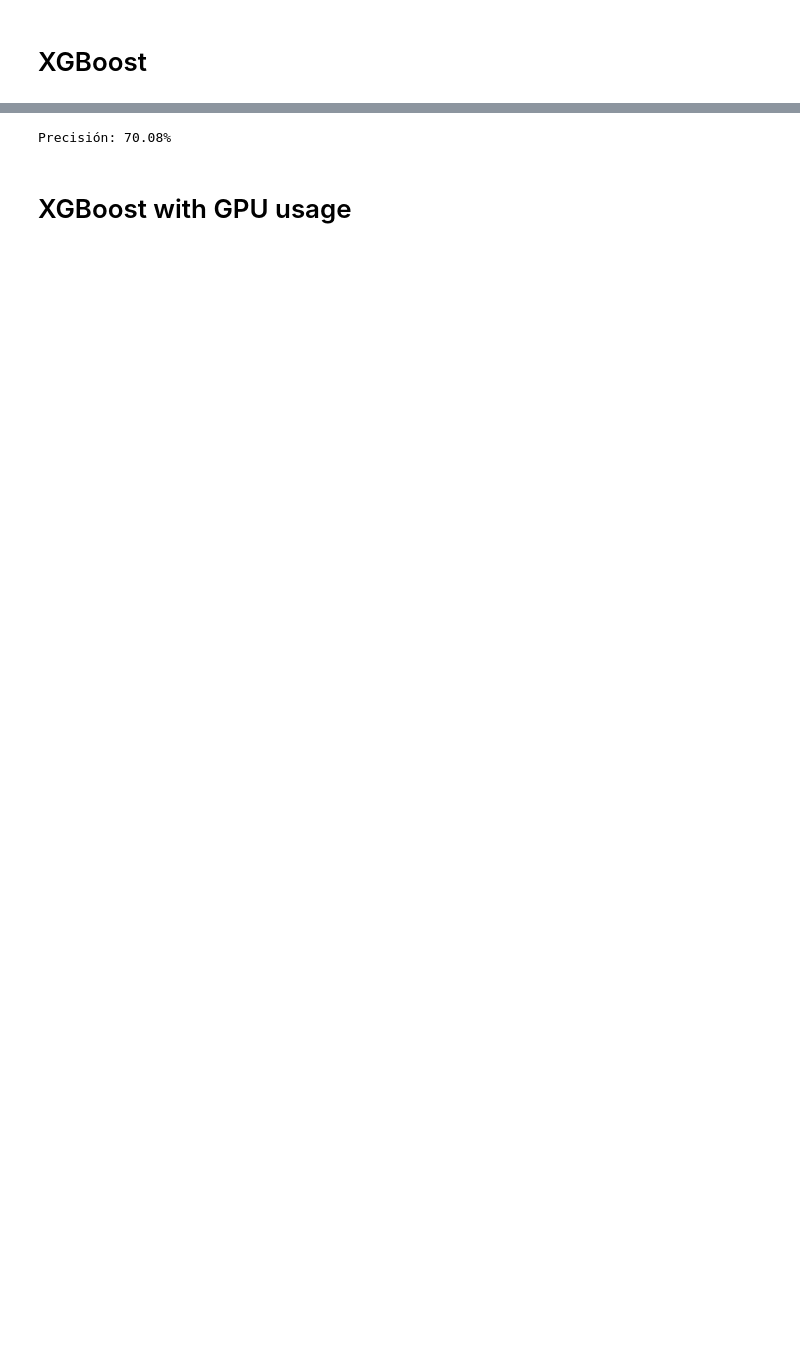
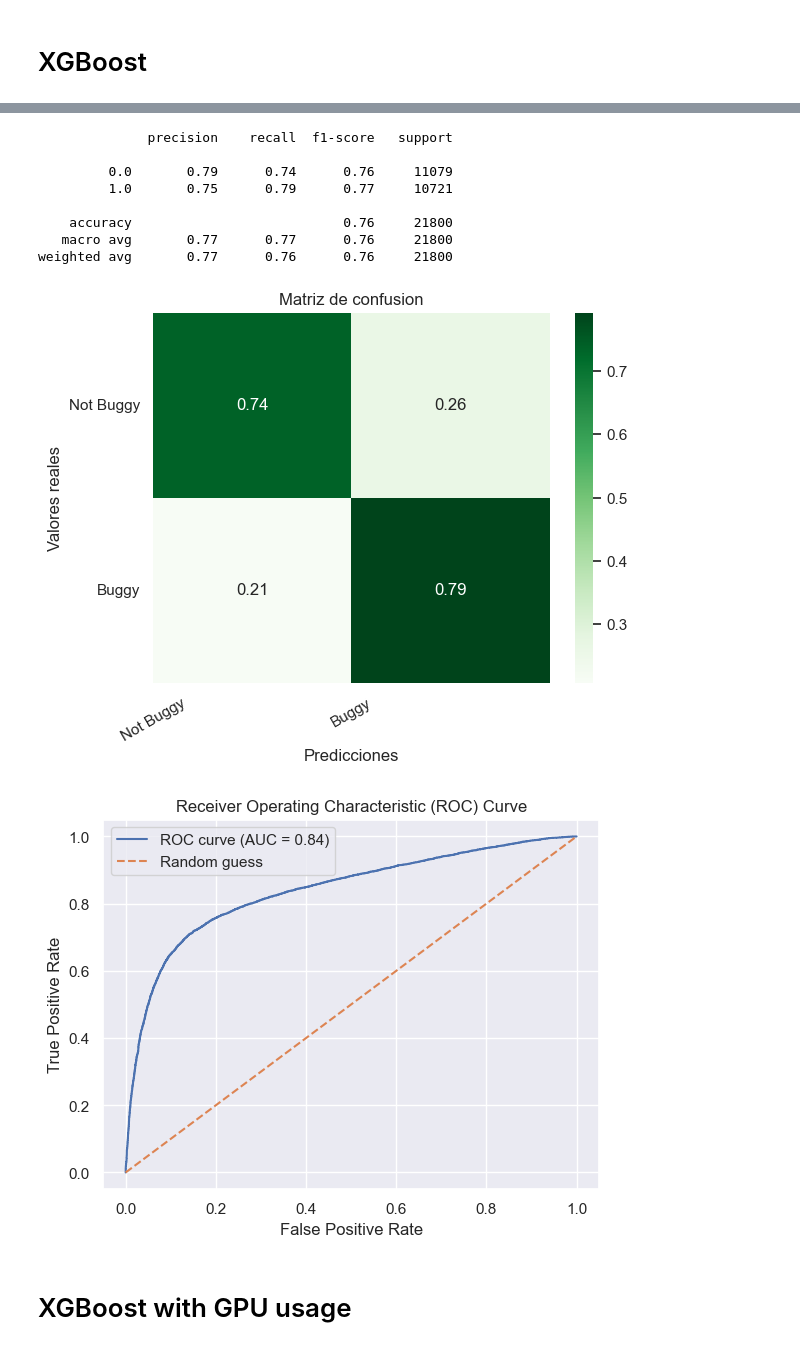
Before and after one commit to davidmacar/bug-prediction-explanation, a Jupyter notebook: optimizado_bugHunter.ipynb, the cells around one changed output, grey strips where cells are left out. Cells and saved outputs as stored; diff of their text form; code cells hidden in the pictures; blank space fills up the shorter version.

```diff
--- a/optimizado_bugHunter.ipynb
+++ b/optimizado_bugHunter.ipynb
@@ -275,13 +270,16 @@ https://towardsdatascience.com/random-forest-in-python-24d0893d51c0
 # %% [markdown]
 # XGBoost
 # %%
-xgb_model = XGBRegressor(random_state = 2022)
+xgb_model = XGBRegressor(random_state = 42)
 
 search_space = {
-    "n_estimators": [500, 700],
-    "max_depth": [35, 50],
-    'gamma': [0.5, 1, 1.5, 2, 5],
-    'learning_rate': [0.1, 0.01, 0.05]
+    "n_estimators": [700],
+    "max_depth": [50],
+    'gamma': [0.5],
+    'learning_rate': [0.01],
+    'min_child_weight': [5],
+    'subsample': [1.0],
+    'colsample_bytree': [0.5]
 }
 
 GS = GridSearchCV(estimator = xgb_model,
@@ -292,20 +290,25 @@ GS = GridSearchCV(estimator = xgb_model,
                  verbose = 4,
                  n_jobs=-1)
 
-GS.fit(X_train, y_train)
+# GS.fit(X_train, y_train)
 
-print(GS.best_params_)
-# Fitting 5 folds for each of 120 candidates, totalling 600 fits
-# [12:11:45] WARNING: C:/buildkite-agent/builds/buildkite-windows-cpu-autoscaling-group-i-0fc7796c793e6356f-1/xgboost/xgboost-ci-windows/src/learner.cc:767:
-# Parameters: { "max_features", "min_samples_split" } are not used.
+# print(GS.best_params_)
 
 # {'gamma': 0.5, 'learning_rate': 0.01, 'max_depth': 50, 'max_features': 72, 'min_samples_split': 3, 'n_estimators': 700}
+# {'colsample_bytree': 0.5, 'gamma': 0.5, 'learning_rate': 0.01, 'max_depth': 50, 'min_child_weight': 5, 'n_estimators': 700, 'subsample': 1.0}
+N_ESTIMATORS = 700
+MAX_DEPTH = 50
+GAMMA = 0.5
+LEARNING_RATE = 0.01
+MIN_CHILD_WEIGHT = 5
+SUBSAMPLE = 1.0
+COLSAMPLE_BYTREE = 0.5
 # %%
 # Definición del modelo XGBoost
-model = xgb.XGBClassifier()
+xgb_model = xgb.XGBClassifier(n_estimators = N_ESTIMATORS, max_depth = MAX_DEPTH, gamma = GAMMA, learning_rate = LEARNING_RATE, min_child_weight = MIN_CHILD_WEIGHT, subsample = SUBSAMPLE, colsample_bytree = COLSAMPLE_BYTREE)
 
 # Entrenamos el modelo
-model.fit(X_train, y_train)
+xgb_model.fit(X_train, y_train)
 # %% [output]
 XGBClassifier(base_score=None, booster=None, callbacks=None,
               colsample_bylevel=None, colsample_bynode=None,
@@ -320,11 +323,19 @@ XGBClassifier(base_score=None, booster=None, callbacks=None,
               predictor=None, random_state=None, ...)
 # %%
 # Comprobamos la precisión en las predicciones del modelo
-y_pred = model.predict(X_test)
-accuracy = accuracy_score(y_test, y_pred)
-print('Precisión: {:.2f}%'.format(accuracy * 100))
+y_pred = xgb_model.predict(X_test)
+evaluacion_modelo(xgb_model, X_test, y_test, y_pred)
 # %% [output]
-Precisión: 70.08%
+              precision    recall  f1-score   support
+
+         0.0       0.79      0.74      0.76     11079
+         1.0       0.75      0.79      0.77     10721
+
+    accuracy                           0.76     21800
+   macro avg       0.77      0.77      0.76     21800
+weighted avg       0.77      0.76      0.76     21800
+[figure, added]
+[figure, added]
 # %% [markdown]
 # XGBoost with GPU usage
 # %%
```
Also changed, not shown: parts of 11 cells of this notebook, 3 other files.
